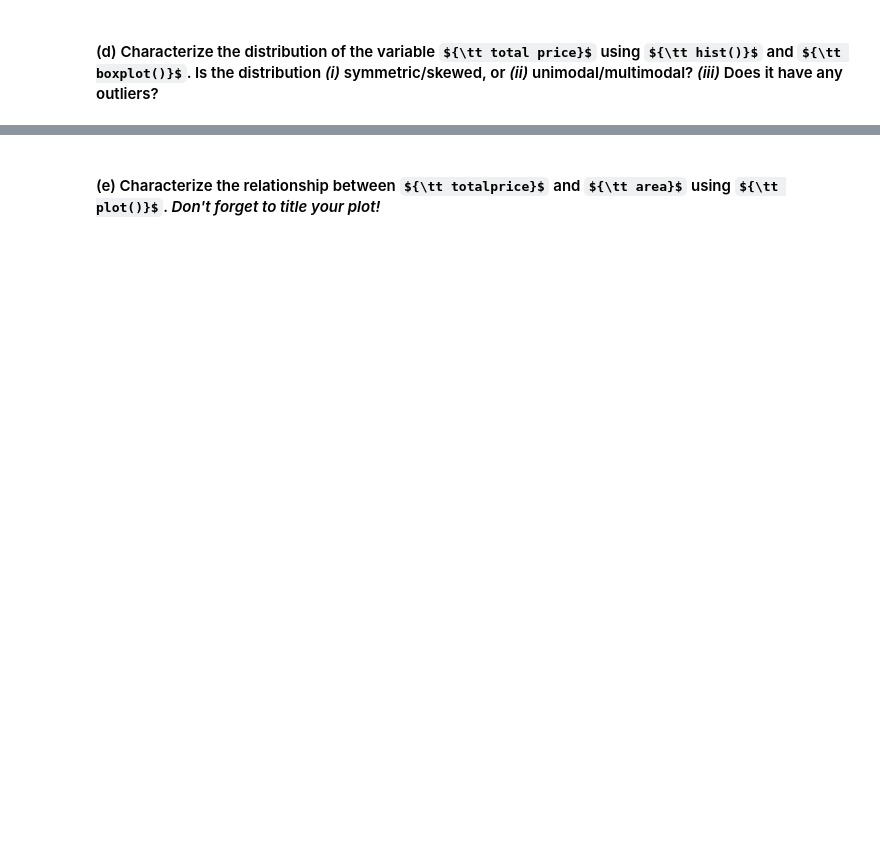
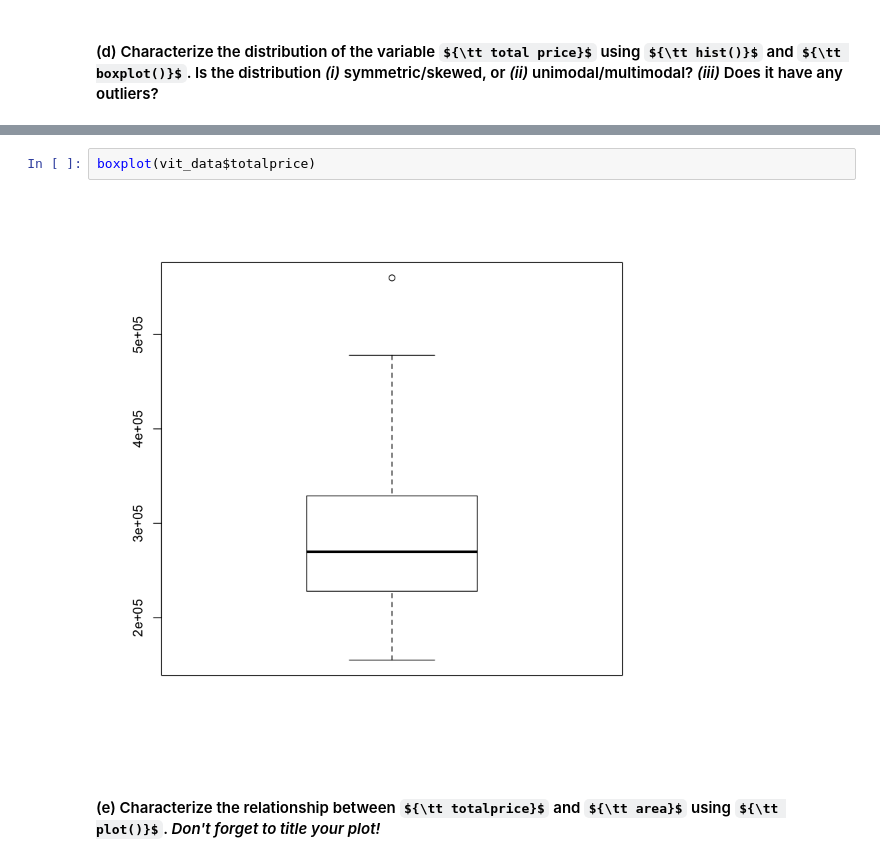
Before and after one commit to juanhotencoding/APPM4570, a Jupyter notebook: HW/HW1/A4570SP19HW01-computational.ipynb, the cells around one changed output, grey strips where cells are left out. Cells and saved outputs as stored; diff of their text form; some formulas as TeX source; blank space fills up the shorter version.

```diff
--- a/HW/HW1/A4570SP19HW01-computational.ipynb
+++ b/HW/HW1/A4570SP19HW01-computational.ipynb
@@ -82,2 +225,6 @@ Here are descriptions of the variables:
+# %%
+boxplot(vit_data$totalprice)
+# %% [output]
+[figure, added]
 # %% [markdown]
 #### (e) Characterize the relationship between ${\tt totalprice}$ and ${\tt area}$ using ${\tt plot()}$. _Don't forget to title your plot!_
```
Also changed, not shown: parts of 23 cells of this notebook, 34 other files.
